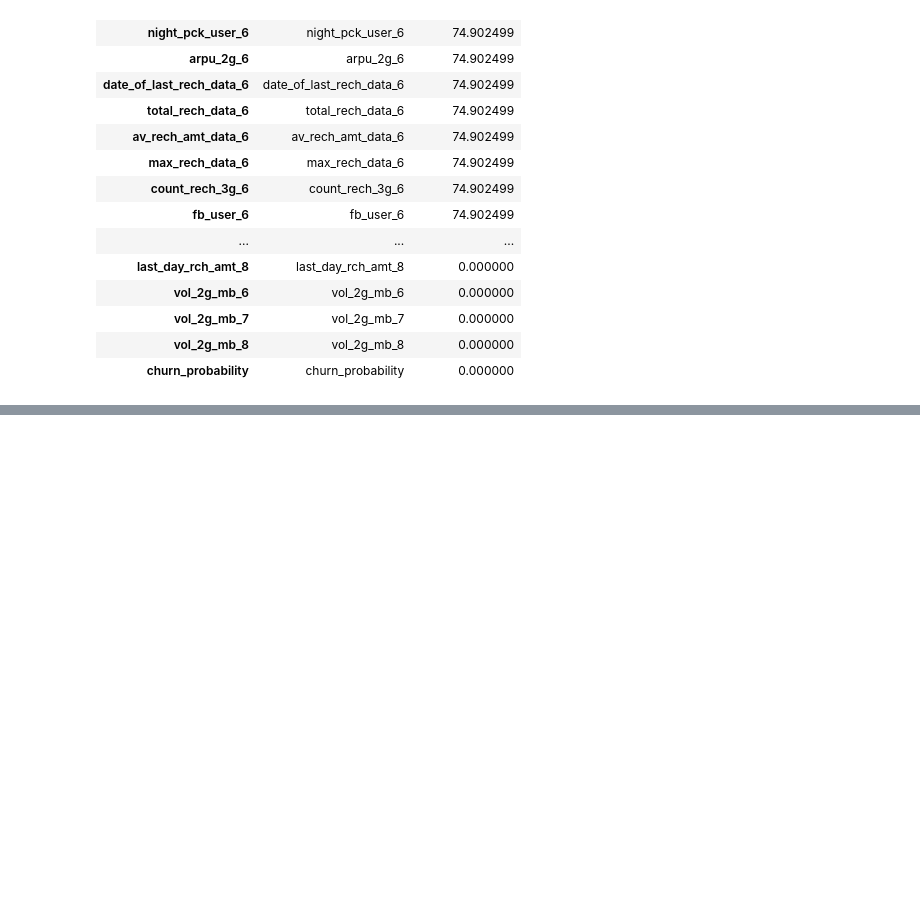
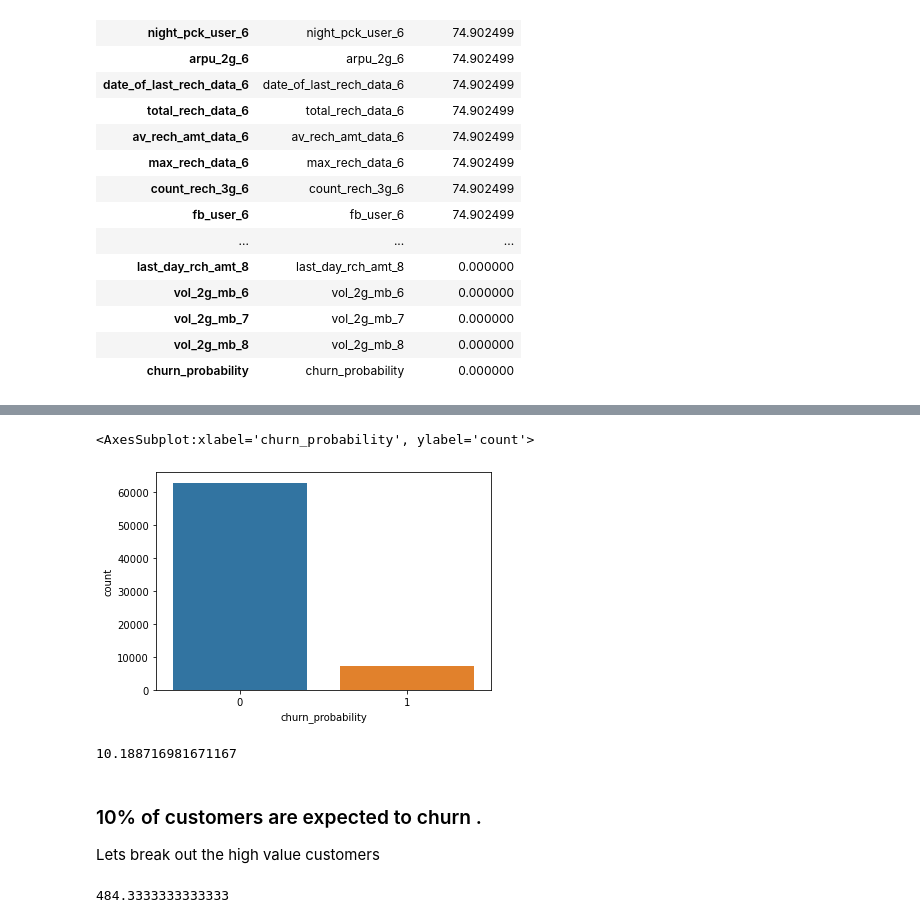
Before and after one commit to kushlulla/TelecomChurn_Kush_Gautam, a Jupyter notebook: Kush_Lulla_Gautam_Joshi.ipynb, the cells around one changed output, grey strips where cells are left out. Drawn from its saved outputs; the diff is of its cells as text; code cells hidden in the pictures; blank space fills up the shorter version.

Commit message:
high value

```diff
--- a/Kush_Lulla_Gautam_Joshi.ipynb
+++ b/Kush_Lulla_Gautam_Joshi.ipynb
@@ -152,0 +156,3 @@ churn_df.loc[:,amt_recharge_col].describe()
+# %%
+for x in amt_recharge_col:
+    churn_df[x]=churn_df[x].fillna(0)
@@ -152,0 +183,4 @@ churn_df.loc[:,amt_recharge_col].describe()
+# %%
+# Last date of month is common for all so filling those values with the last date value
+for x in ['last_date_of_month_7','last_date_of_month_8'] :
+    churn_df[x].ffill(inplace=True)
@@ -152,0 +207,3 @@ churn_df.loc[:,amt_recharge_col].describe()
+# %%
+# We can fill the missing data with 0 in all the cases
+churn_df.fillna(0,inplace=True)
@@ -152,0 +221,20 @@ churn_df.loc[:,amt_recharge_col].describe()
+# %%
+#we can make a new column that is the total recharge value for data for each month this will help us get our high value customers
+churn_df['total_rech_amt_data_6']=churn_df.total_rech_data_6*churn_df.av_rech_amt_data_6
+churn_df['total_rech_amt_data_7']=churn_df.total_rech_data_7*churn_df.av_rech_amt_data_7
+churn_df['total_rech_amt_data_8']=churn_df.total_rech_data_8*churn_df.av_rech_amt_data_8
+# %%
+# Lets look at the churn rate
+sns.countplot(data=churn_df,x='churn_probability')
+# %% [output]
+<AxesSubplot:xlabel='churn_probability', ylabel='count'>
+[figure, added]
+# %%
+#% of churn
+churn_per=(len(churn_df[churn_df.churn_probability==1])/len(churn_df))
+churn_per*100
+# %% [output]
+10.188716981671167
+# %% [markdown]
+### 10% of customers are expected to churn .
+Lets break out the high value customers
@@ -152,0 +246,4 @@ churn_df.loc[:,amt_recharge_col].describe()
+# %%
+highval_cutoff
+# %% [output]
+484.3333333333333
```
Also changed, not shown: parts of 22 cells of this notebook.
